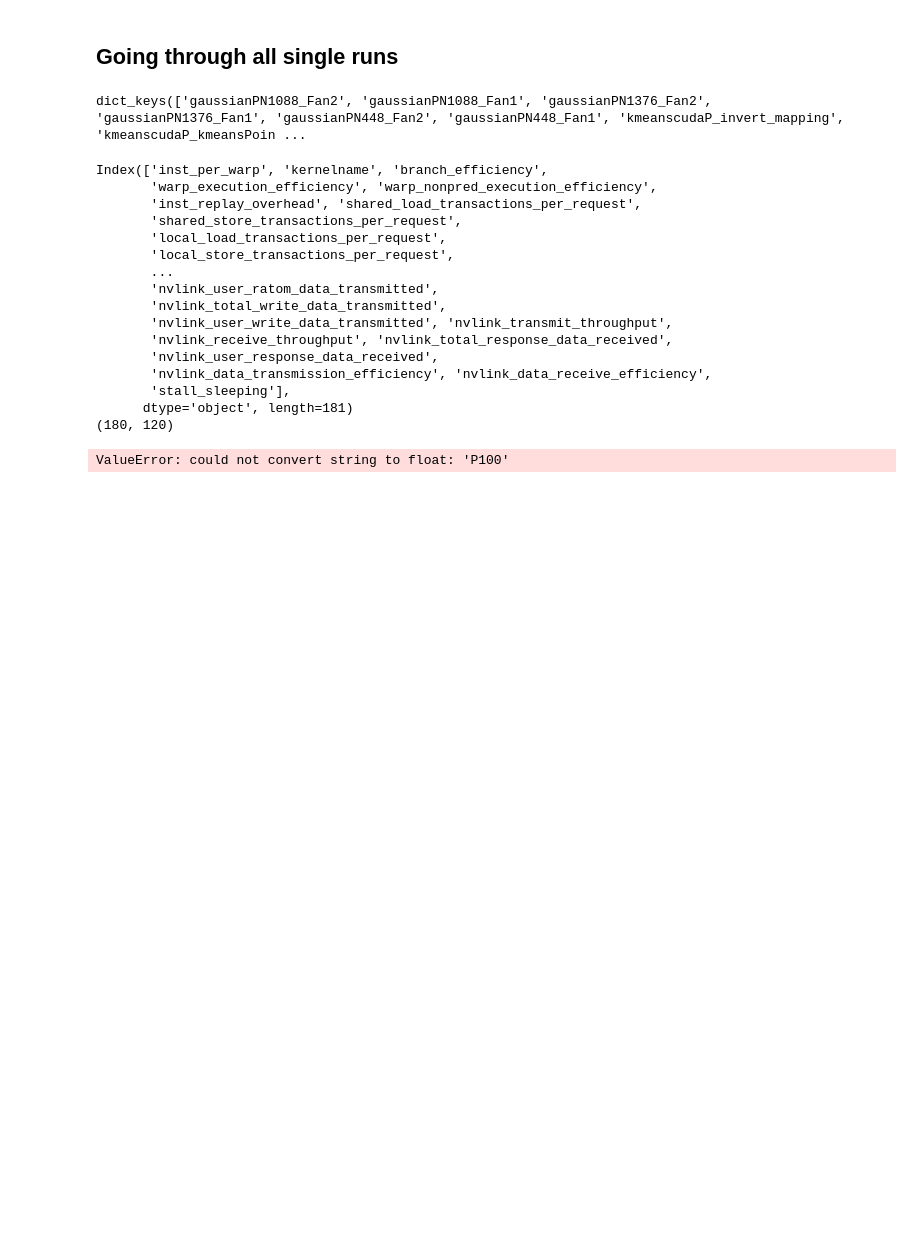
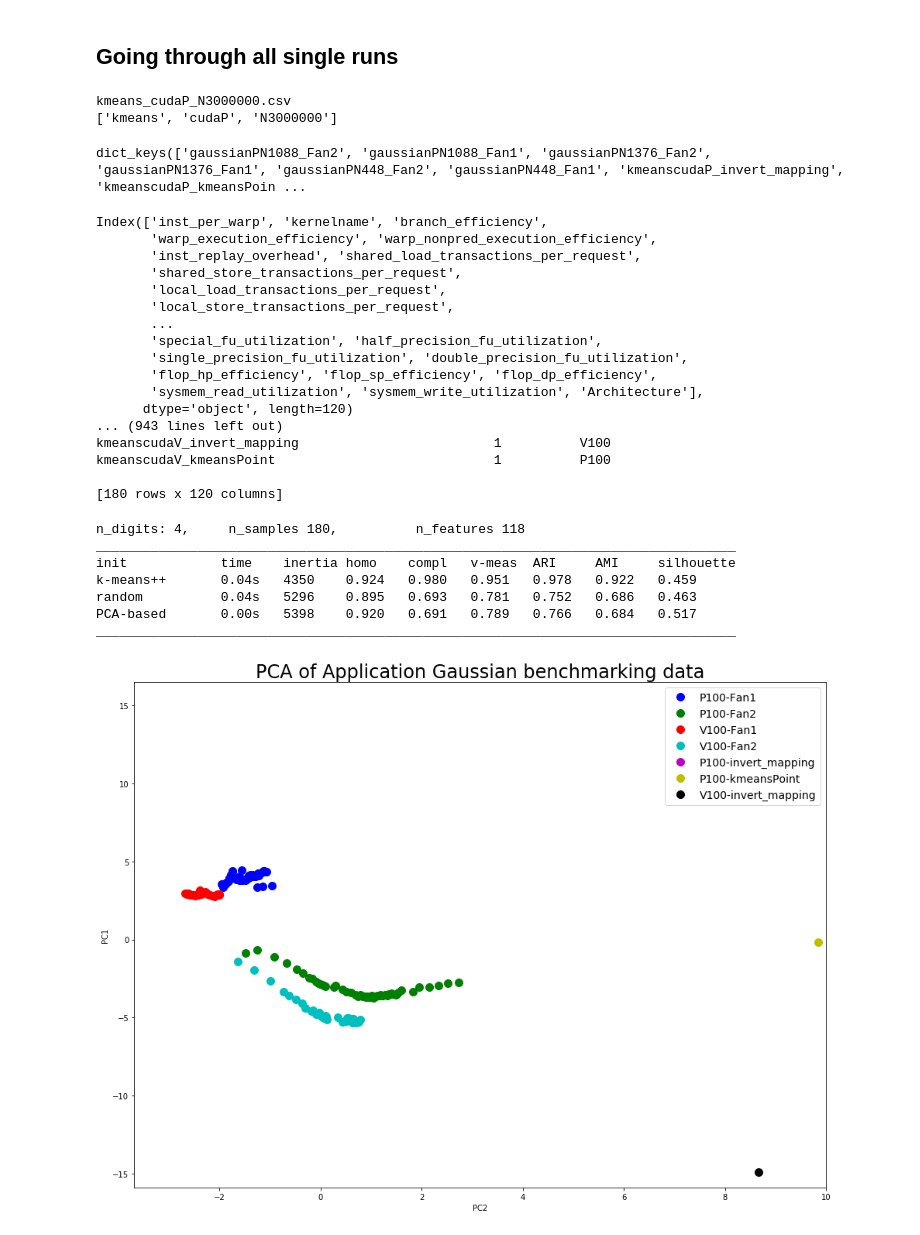
Before and after one commit to YulianaGomez/power, a Jupyter notebook: nvidia_gpus/all_apps/ArchitectureVP_PCA.ipynb, the cells around one changed output. Saved outputs shown, nothing was run; the diff lists cells and outputs as text; code cells hidden in the pictures; blank space fills up the shorter version.

Commit message:
wokring architecture and kernel comparison

```diff
--- a/nvidia_gpus/all_apps/ArchitectureVP_PCA.ipynb
+++ b/nvidia_gpus/all_apps/ArchitectureVP_PCA.ipynb
@@ -128,6 +128,12 @@ for filen_ in glob.glob("/gpfs/jlse-fs0/users/yzamora/v100_testing/v100_p100_res
                     index_lookup[term] = idx
                     idx += 1
                 #print(index_lookup)
+# %%
+print(filen)
+print(filen_split)
+# %% [output]
+kmeans_cudaP_N3000000.csv
+['kmeans', 'cudaP', 'N3000000']
 # %%
 #print(combined_data_['']['kernalname'])
 #print(combined_data_['gaussianPN256_Fan2'])
@@ -162,6 +170,7 @@ df=df.dropna(axis=1,how='any')
 #df = df.dropna()
 print(df.shape)
 #print(df['gaussianPN1024_Fan1'])
+print(df)
 # %% [output]
 Index(['inst_per_warp', 'kernelname', 'branch_efficiency',
        'warp_execution_efficiency', 'warp_nonpred_execution_efficiency',
@@ -170,15 +179,16 @@ Index(['inst_per_warp', 'kernelname', 'branch_efficiency',
        'local_load_transactions_per_request',
        'local_store_transactions_per_request',
        ...
-       'nvlink_user_ratom_data_transmitted',
-       'nvlink_total_write_data_transmitted',
-       'nvlink_user_write_data_transmitted', 'nvlink_transmit_throughput',
-       'nvlink_receive_throughput', 'nvlink_total_response_data_received',
-       'nvlink_user_response_data_received',
-       'nvlink_data_transmission_efficiency', 'nvlink_data_receive_efficiency',
-       'stall_sleeping'],
-      dtype='object', length=181)
-(180, 120)
+       'special_fu_utilization', 'half_precision_fu_utilization',
+       'single_precision_fu_utilization', 'double_precision_fu_utilization',
+       'flop_hp_efficiency', 'flop_sp_efficiency', 'flop_dp_efficiency',
+       'sysmem_read_utilization', 'sysmem_write_utilization', 'Architecture'],
+      dtype='object', length=120)
+... (943 lines left out)
+kmeanscudaV_invert_mapping                         1          V100
+kmeanscudaV_kmeansPoint                            1          P100
+
+[180 rows x 120 columns]
 # %%
 from matplotlib import colors as mcolors
 
@@ -192,7 +202,7 @@ for name, color in colors.items():
 #print(all_colors)
 # %%
 # print(__doc__)
-
+####!!!! NEED TO DEBUG - can't convert string to flaot P100 !!!!!######
 from time import time
 import numpy as np
 import matplotlib.pyplot as plt
@@ -206,13 +216,18 @@ from sklearn.preprocessing import scale
 
 #np.random.seed(42)
 labels = df['kernelname'].tolist()
+archi = df['Architecture'].tolist()
 #labels = df['Architecture'].tolist()
+#when making tag, take concatenation of architecture
+#v100_bool = [ av=="V100" for av in archi ]
+#p100_bool = [ av=="P100" for av in archi ]
 
 #print(n_samples, n_features)
-#df2 = df.drop(columns=['Architecture'])
-df2 = df.drop(columns=['kernelname'])
+df2 = df.drop(columns=['Architecture'])
+df2 = df2.drop(columns=['kernelname'])
+#print(df2)
 df2_values = df2.values
-
+#data = scale(df2_values)
 #mask = np.any(np.isnan(df2) | np.equal(df2,0), axis=1)
 #df2[~mask]
 #print(df2)
@@ -316,13 +331,19 @@ if True:
     y =[]
     plot_dict = {}
     for i in range(len(labels)):
-        if labels[i] in plot_dict:
-            plot_dict[ labels[i] ][0].append( reduced_data[i, 0] )
-            plot_dict[ labels[i] ][1].append( reduced_data[i, 1] )
+        tag = archi[i] + "-" + labels[i]
+        #tag = "P100-"
+        """if v100_bool[i]:
+            tag = "V100-"
+        tag = tag+labels[i]"""
+
+        if tag in plot_dict:
+            plot_dict[ tag ][0].append( reduced_data[i, 0] )
+            plot_dict[ tag ][1].append( reduced_data[i, 1] )
         else:
-            plot_dict[ labels[i] ] = [ ]
-            plot_dict[ labels[i] ].append( [reduced_data[i, 0]] )
-            plot_dict[ labels[i] ].append( [reduced_data[i, 1]] )
+            plot_dict[ tag ] = [ ]
+            plot_dict[ tag ].append( [reduced_data[i, 0]] )
+            plot_dict[ tag ].append( [reduced_data[i, 1]] )
             #'bo', 'go', 'ro', 'co', 'mo', 'yo', 'ko', 'wo',
     clr = ['b', 'g', 'r', 'c', 'm', 'y', 'k', 'w','aliceblue', 'antiquewhite', 'aqua', 'aquamarine', 'azure', 'beige',
            'bisque', 'black', 'blanchedalmond', 'blue', 'blueviolet', 'brown', 'burlywood', 'cadetblue', 'chartreuse', 'chocolate'
@@ -334,34 +355,44 @@ if True:
            'indianred', 'indigo', 'ivory', 'khaki', 'lavender', 'lavenderblush', 'lawngreen', 'lemonchiffon', 'lightblue',
            'lightcoral', 'lightcyan', 'lightgoldenrodyellow', 'lightgray', 'lightgreen', 'lightgrey', 'lightpink', 'lightsalmon', 'lightseagreen', 'lightskyblue', 'lightslategray', 'lightslategrey', 'lightsteelblue', 'lightyellow', 'lime', 'limegreen', 'linen', 'magenta', 'maroon', 'mediumaquamarine', 'mediumblue', 'mediumorchid', 'mediumpurple', 'mediumseagreen', 'mediumslateblue', 'mediumspringgreen', 'mediumturquoise', 'mediumvioletred', 'midnightblue',
            'mintcream', 'mistyrose', 'moccasin', 'navajowhite', 'navy', 'oldlace', 'olive', 'olivedrab', 'orange', 'orangered',
            'orchid']
+
+    #print(plot_dict)
+
     #clr = [ 'bo', 'ko', 'go', 'co', 'yo', 'ro', 'bx', 'kx', 'gx', 'cx', 'yx', 'rx']
     cind=0
     for k,v in plot_dict.items():
         plt.plot(v[0], v[1], color = clr[cind], label=k,  markersize=10, marker ='o', linestyle = 'None' )
         cind+=1
 
     """
     # Plot the centroids as a white X
     centroids = kmeans.cluster_centers_
     plt.scatter(centroids[:, 0], centroids[:, 1],
                 marker='x', s=169, linewidths=3,
                 color='w', zorder=10)"""
     #plt.title('K-means clustering Application benchmarking data (PCA-reduced data)\n'
               #'Centroids are marked with white cross')
     plt.title("PCA of Application Gaussian benchmarking data",fontsize=24 )
     plt.xlim(x_min, 10)
     plt.ylim(y_min, y_max)
     plt.ylabel("PC1")
     plt.xlabel("PC2")
     #plt.xticks(())
     #plt.yticks(())
 
     plt.legend(loc='best',prop={'size':14})
     plt.savefig("PCA")
     plt.show()
 # %% [output]
-ValueError: could not convert string to float: 'P100'
+n_digits: 4,     n_samples 180,          n_features 118
+__________________________________________________________________________________
+init            time    inertia homo    compl   v-meas  ARI     AMI     silhouette
+k-means++       0.04s   4350    0.924   0.980   0.951   0.978   0.922   0.459
+random          0.04s   5296    0.895   0.693   0.781   0.752   0.686   0.463
+PCA-based       0.00s   5398    0.920   0.691   0.789   0.766   0.684   0.517
+__________________________________________________________________________________
+[figure, added]
 # %%
 # Projecting the 118 dimensional space to a 2-d space where the data points belong to the targets.
 #principal components of the features
```
Also changed, not shown: parts of 2 cells of this notebook.
